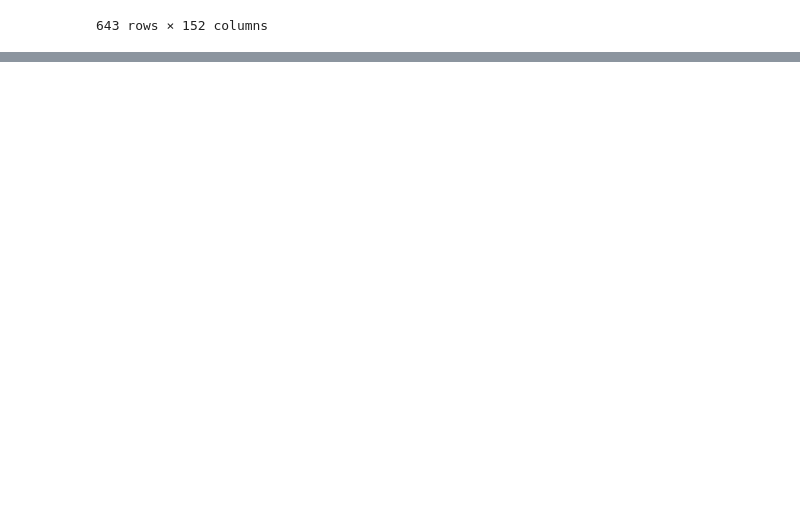
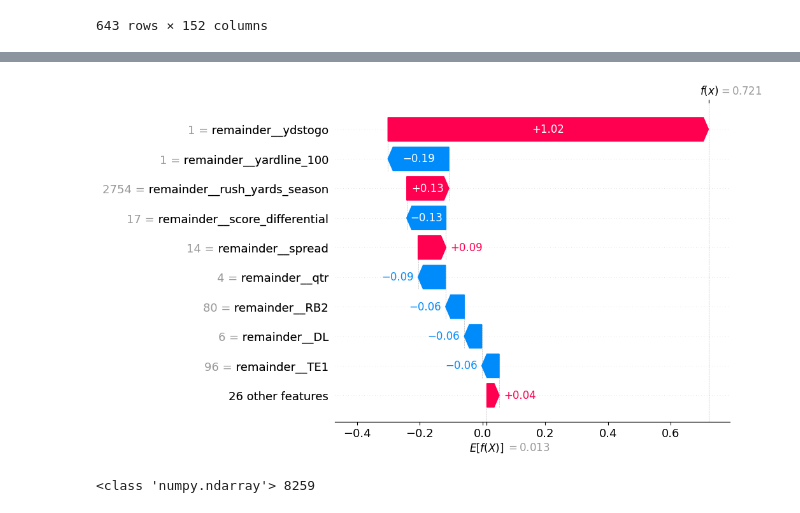
Before and after one commit to colin-seiler/NFL_SuccessWatch, a Jupyter notebook: notebooks/plots.ipynb, the cells around one changed output, grey strips where cells are left out. Cells and saved outputs as stored; diff of their text form; code cells hidden in the pictures; blank space fills up the shorter version.

```diff
--- a/notebooks/plots.ipynb
+++ b/notebooks/plots.ipynb
@@ -100,0 +173,19 @@ data.loc[idx].to_dict()
+# %%
+idx+=1
+exp = shap.Explanation(
+    values=shap_values[idx],
+    base_values=explainer.expected_value,
+    data=X_pre_df.iloc[idx].values,
+    feature_names=feature_names
+)
+
+shap.plots.waterfall(exp)
+# %% [output]
+[figure, added]
+# %%
+shap_values = explainer.shap_values(X_pre)
+
+print(type(shap_values), len(shap_values))
+# if it's a list of length 2, you need to pick the class you care about: # if you want to explain proba[:, 1]
+# %% [output]
+<class 'numpy.ndarray'> 8259
```
Also changed, not shown: parts of 7 cells of this notebook.
